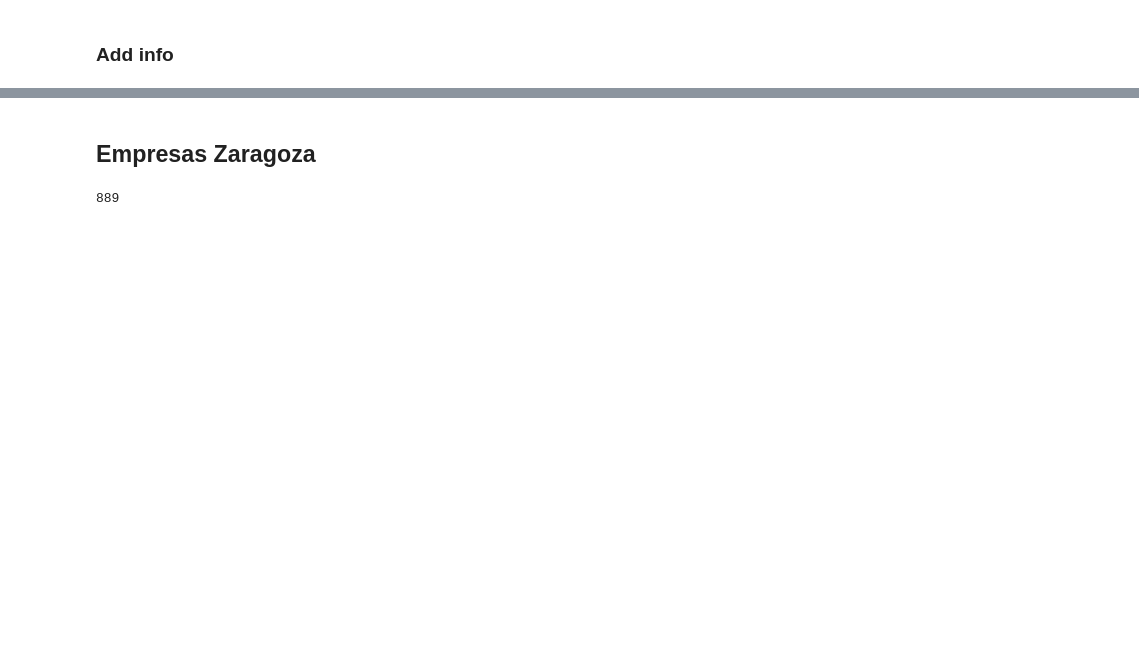
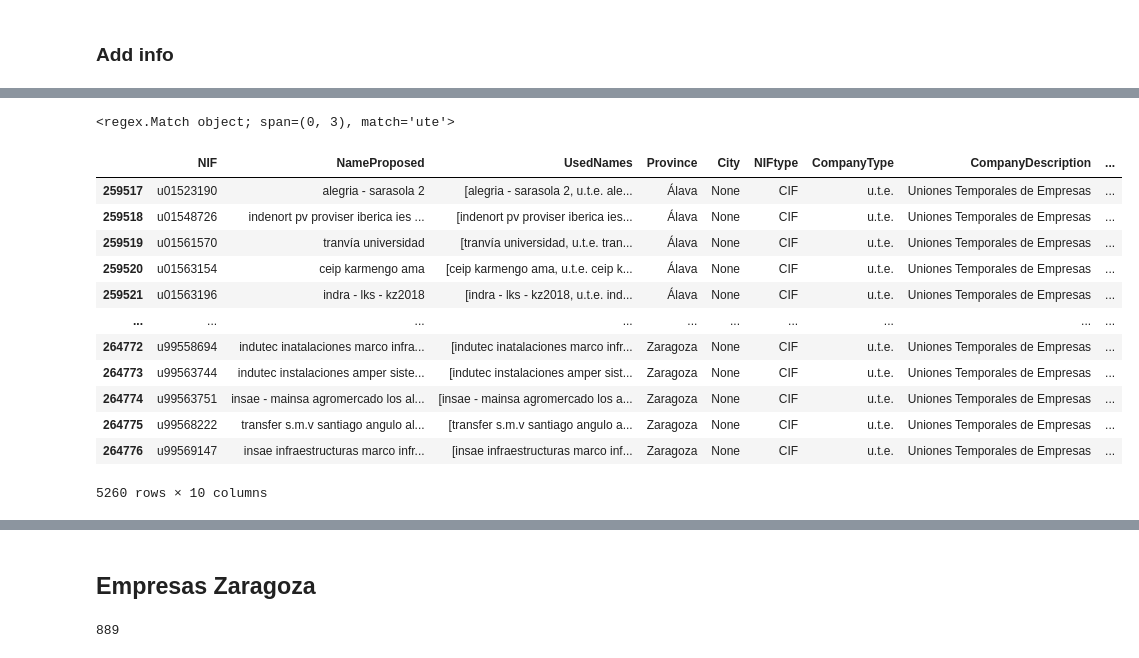
Before and after one commit to nextprocurement/NP-Company-Process, a Jupyter notebook: _test_company_proc.ipynb, the cells around one changed output, grey strips where cells are left out. Cells and saved outputs as stored; diff of their text form; code cells hidden in the pictures; blank space fills up the shorter version.

Commit message:
Update companies info

```diff
--- a/_test_company_proc.ipynb
+++ b/_test_company_proc.ipynb
@@ -764,27 +764,28 @@ final_merged[["ID", "Name", "Name_proc"]]
 # %%
-# provisional_company_info = final_merged.rename(
+# provisional_company_info = merged_global.rename(
 #     columns={
 #         "ID": "NIF",
-#         "Name": "FullName",
-#         "Name_proc": "Name",
+#         "id_tender": "TenderAppearance",
 #         "prov": "Province",
 #         "NIF_type": "NIFtype",
 #         "comp_type": "CompanyType",
 #         "comp_desc": "CompanyDescription",
+#         "Name_proposed": "NameProposed",
 #     }
 # )[
 #     [
 #         "NIF",
-#         "FullName",
-#         "Name",
+#         "NameProposed",
+#         "UsedNames",
 #         "Province",
+#         "City",
 #         "NIFtype",
 #         "CompanyType",
 #         "CompanyDescription",
-#         "id_tender",
+#         "isPYME",
+#         "TenderAppearance",
 #     ]
 # ]
-# provisional_company_info.to_parquet("company_info.parquet")
+# provisional_company_info.to_parquet("provisional_company_info.parquet")
 
-provisional_company_info = pd.read_parquet("company_info.parquet")
-provisional_company_info
+provisional_company_info = pd.read_parquet("provisional_company_info.parquet")
@@ -805 +808,21 @@ provisional_company_info
+# %%
+regex.search(r"u(\.)?t(\.)?e(\.)?", "ute alegria - saraso")
+# %% [output]
+<regex.Match object; span=(0, 3), match='ute'>
+# %%
+provisional_company_info.loc[ute_i, "UsedNames"].apply(lambda x: r)
+# %% [output]
+|  | NIF | NameProposed | UsedNames | Province | City | NIFtype | CompanyType | CompanyDescription | ... |
+| 259517 | u01523190 | alegria - sarasola 2 | [alegria - sarasola 2, u.t.e. ale... | Álava | None | CIF | u.t.e. | Uniones Temporales de Empresas | ... |
+| 259518 | u01548726 | indenort pv proviser iberica ies ... | [indenort pv proviser iberica ies... | Álava | None | CIF | u.t.e. | Uniones Temporales de Empresas | ... |
+| 259519 | u01561570 | tranvía universidad | [tranvía universidad, u.t.e. tran... | Álava | None | CIF | u.t.e. | Uniones Temporales de Empresas | ... |
+| 259520 | u01563154 | ceip karmengo ama | [ceip karmengo ama, u.t.e. ceip k... | Álava | None | CIF | u.t.e. | Uniones Temporales de Empresas | ... |
+| 259521 | u01563196 | indra - lks - kz2018 | [indra - lks - kz2018, u.t.e. ind... | Álava | None | CIF | u.t.e. | Uniones Temporales de Empresas | ... |
+| ... | ... | ... | ... | ... | ... | ... | ... | ... | ... |
+| 264772 | u99558694 | indutec inatalaciones marco infra... | [indutec inatalaciones marco infr... | Zaragoza | None | CIF | u.t.e. | Uniones Temporales de Empresas | ... |
+| 264773 | u99563744 | indutec instalaciones amper siste... | [indutec instalaciones amper sist... | Zaragoza | None | CIF | u.t.e. | Uniones Temporales de Empresas | ... |
+| 264774 | u99563751 | insae - mainsa agromercado los al... | [insae - mainsa agromercado los a... | Zaragoza | None | CIF | u.t.e. | Uniones Temporales de Empresas | ... |
+| 264775 | u99568222 | transfer s.m.v santiago angulo al... | [transfer s.m.v santiago angulo a... | Zaragoza | None | CIF | u.t.e. | Uniones Temporales de Empresas | ... |
+| 264776 | u99569147 | insae infraestructuras marco infr... | [insae infraestructuras marco inf... | Zaragoza | None | CIF | u.t.e. | Uniones Temporales de Empresas | ... |
+5260 rows × 10 columns
 # %%
```
Also changed, not shown: parts of 53 cells of this notebook, 1 other file.
